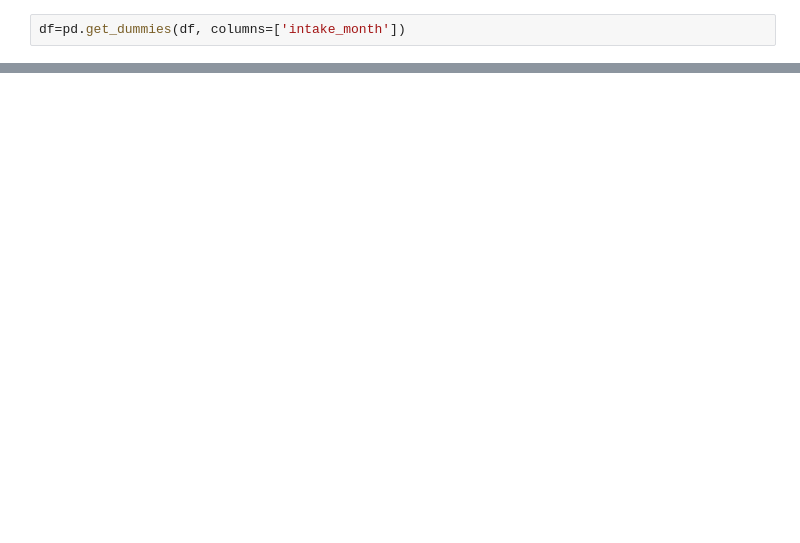
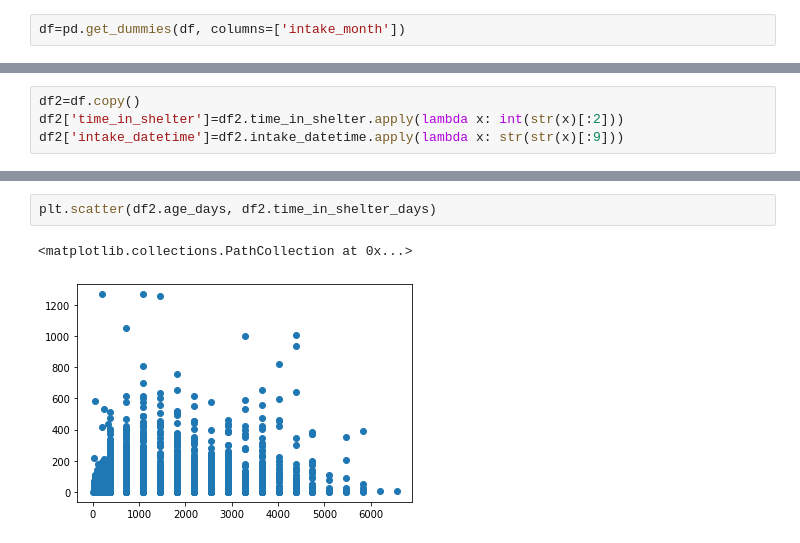
Before and after one commit to freeebooksdotcom/mod2project, a Jupyter notebook: Ignacio's Notebook.ipynb, the cells around one changed output, grey strips where cells are left out. Cells and saved outputs as stored; diff of their text form; blank space fills up the shorter version.

```diff
--- a/Ignacio's Notebook.ipynb
+++ b/Ignacio's Notebook.ipynb
@@ -211,0 +304,4 @@ fig.show()
+# %%
+df2=df.copy()
+df2['time_in_shelter']=df2.time_in_shelter.apply(lambda x: int(str(x)[:2]))
+df2['intake_datetime']=df2.intake_datetime.apply(lambda x: str(str(x)[:9]))
@@ -211,0 +367,5 @@ fig.show()
+# %%
+plt.scatter(df2.age_days, df2.time_in_shelter_days)
+# %% [output]
+<matplotlib.collections.PathCollection at 0x...>
+[figure, added]
```
Also changed, not shown: parts of 24 cells of this notebook.
